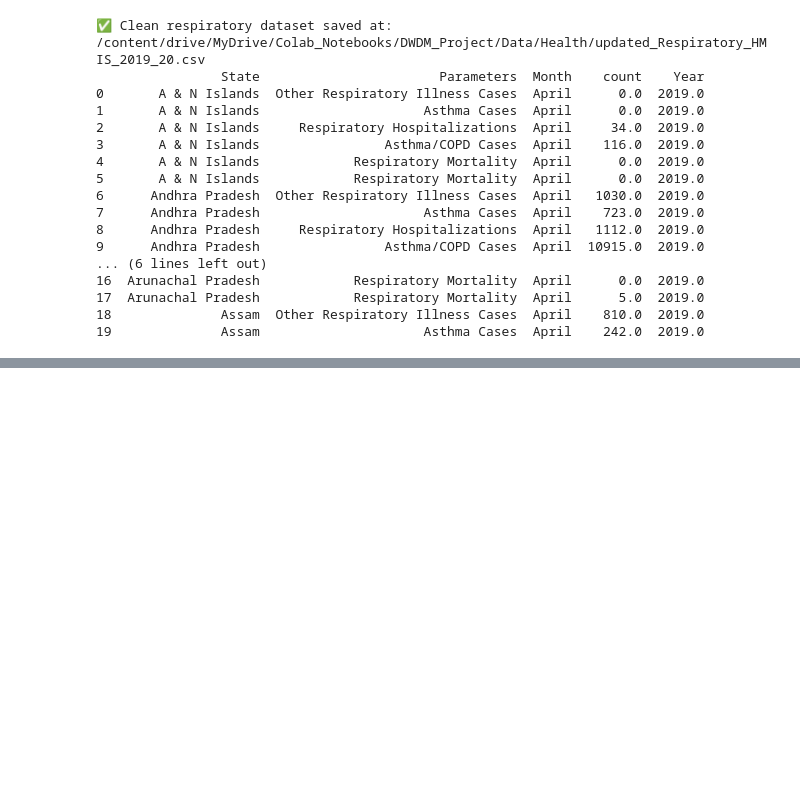
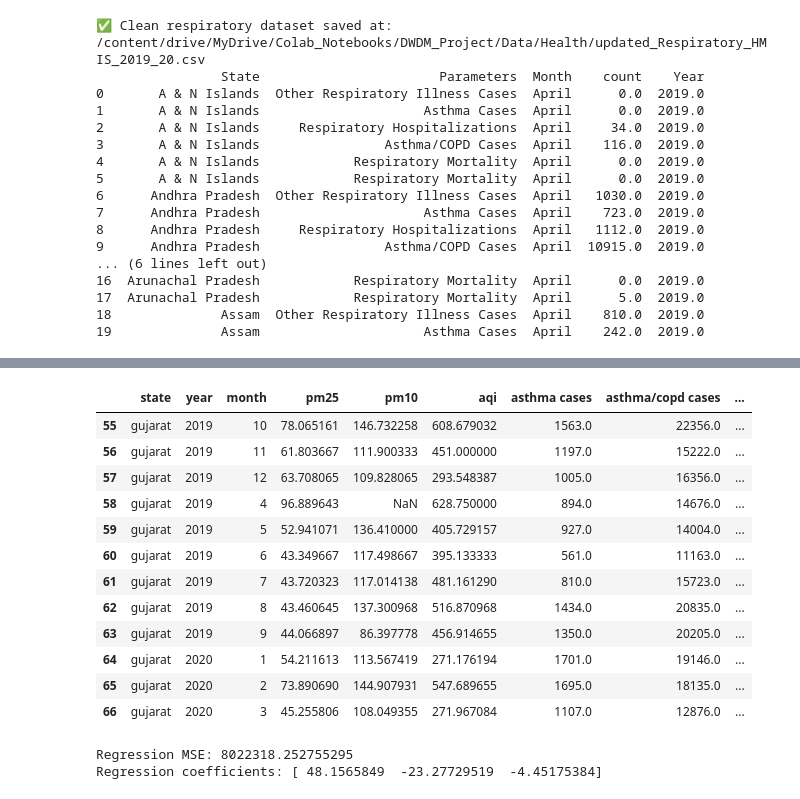
Before and after one commit to Akshar-36/aqi-health-risk-ml, a Jupyter notebook: India_AQI_Health_Pipeline.ipynb, the cells around one changed output, grey strips where cells are left out. Saved outputs shown, nothing was run; the diff lists cells and outputs as text; code cells hidden in the pictures; blank space fills up the shorter version.

```diff
--- a/India_AQI_Health_Pipeline.ipynb
+++ b/India_AQI_Health_Pipeline.ipynb
@@ -198,0 +339,42 @@ print(resp_long.head(20))
+# %%
+state_data
+# %% [output]
+|  | state | year | month | pm25 | pm10 | aqi | asthma cases | asthma/copd cases | ... |
+| 55 | gujarat | 2019 | 10 | 78.065161 | 146.732258 | 608.679032 | 1563.0 | 22356.0 | ... |
+| 56 | gujarat | 2019 | 11 | 61.803667 | 111.900333 | 451.000000 | 1197.0 | 15222.0 | ... |
+| 57 | gujarat | 2019 | 12 | 63.708065 | 109.828065 | 293.548387 | 1005.0 | 16356.0 | ... |
+| 58 | gujarat | 2019 | 4 | 96.889643 | NaN | 628.750000 | 894.0 | 14676.0 | ... |
+| 59 | gujarat | 2019 | 5 | 52.941071 | 136.410000 | 405.729157 | 927.0 | 14004.0 | ... |
+| 60 | gujarat | 2019 | 6 | 43.349667 | 117.498667 | 395.133333 | 561.0 | 11163.0 | ... |
+| 61 | gujarat | 2019 | 7 | 43.720323 | 117.014138 | 481.161290 | 810.0 | 15723.0 | ... |
+| 62 | gujarat | 2019 | 8 | 43.460645 | 137.300968 | 516.870968 | 1434.0 | 20835.0 | ... |
+| 63 | gujarat | 2019 | 9 | 44.066897 | 86.397778 | 456.914655 | 1350.0 | 20205.0 | ... |
+| 64 | gujarat | 2020 | 1 | 54.211613 | 113.567419 | 271.176194 | 1701.0 | 19146.0 | ... |
+| 65 | gujarat | 2020 | 2 | 73.890690 | 144.907931 | 547.689655 | 1695.0 | 18135.0 | ... |
+| 66 | gujarat | 2020 | 3 | 45.255806 | 108.049355 | 271.967084 | 1107.0 | 12876.0 | ... |
+# %%
+from sklearn.model_selection import train_test_split
+from sklearn.linear_model import LinearRegression
+from sklearn.metrics import mean_squared_error
+
+# Use pollution variables to predict asthma cases
+
+X = merged_df[['pm25', 'pm10', 'aqi']]
+y = merged_df['asthma cases']
+
+# Remove rows with missing values
+X = X.fillna(0)
+y = y.fillna(0)
+
+X_train, X_test, y_train, y_test = train_test_split(X, y, test_size=0.3, random_state=42)
+
+model = LinearRegression()
+model.fit(X_train, y_train)
+
+y_pred = model.predict(X_test)
+
+print("Regression MSE:", mean_squared_error(y_test, y_pred))
+print("Regression coefficients:", model.coef_)
+# %% [output]
+Regression MSE: 8022318.252755295
+Regression coefficients: [ 48.1565849  -23.27729519  -4.45175384]
```
Also changed, not shown: parts of 8 cells of this notebook.
